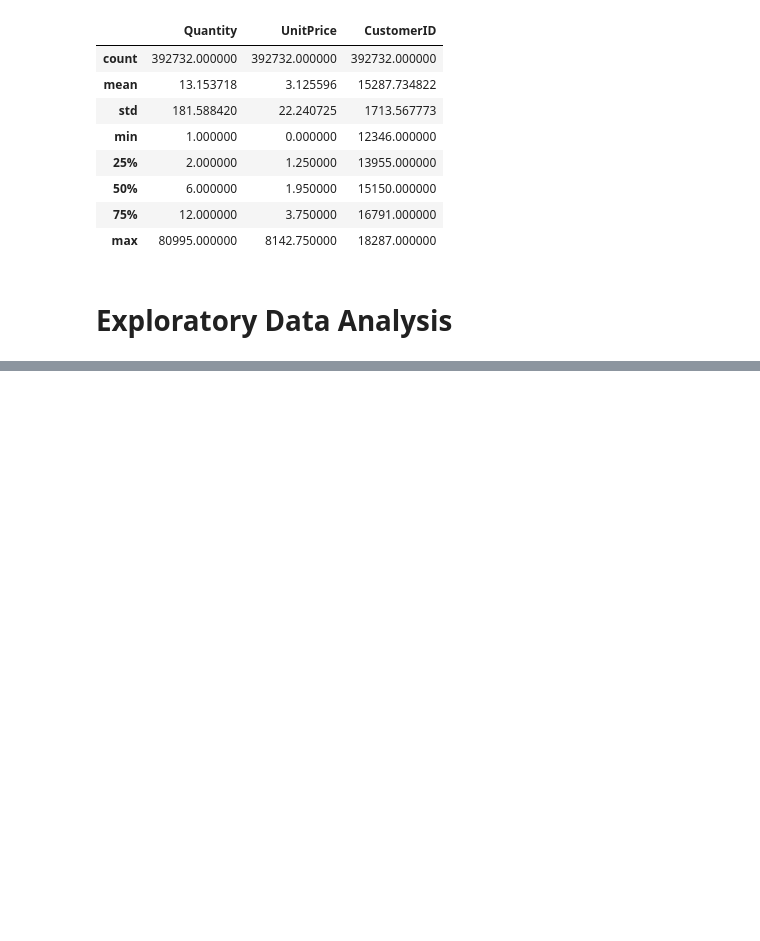
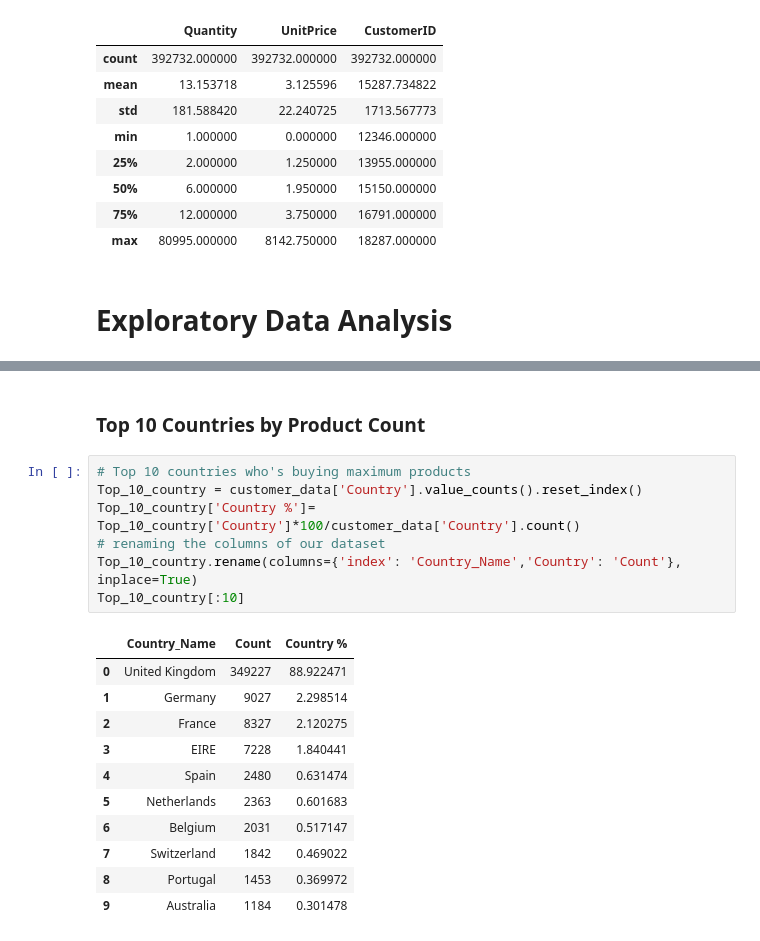
Before and after one commit to sahoomrutyunjaya12345/OnlineRetailCustomerSegmentation, a Jupyter notebook: Online_Retail_Customer_SegmentationCapstoneProject.ipynb, the cells around one changed output, grey strips where cells are left out. Saved outputs shown, nothing was run; the diff lists cells and outputs as text; blank space fills up the shorter version.

```diff
--- a/Online_Retail_Customer_SegmentationCapstoneProject.ipynb
+++ b/Online_Retail_Customer_SegmentationCapstoneProject.ipynb
@@ -223,3 +223,24 @@ customer_data.head()
 | 2 | 536365 | 84406B | CREAM CUPID HEARTS COAT HANGER | 8 | 12/1/10 8:26 | 2.75 | 17850.0 | United Kingdom |
 | 3 | 536365 | 84029G | KNITTED UNION FLAG HOT WATER BOTTLE | 6 | 12/1/10 8:26 | 3.39 | 17850.0 | United Kingdom |
 | 4 | 536365 | 84029E | RED WOOLLY HOTTIE WHITE HEART. | 6 | 12/1/10 8:26 | 3.39 | 17850.0 | United Kingdom |
+# %% [markdown]
+### Top 10 Countries by Product Count
+# %%
+# Top 10 countries who's buying maximum products
+Top_10_country = customer_data['Country'].value_counts().reset_index()
+Top_10_country['Country %']= Top_10_country['Country']*100/customer_data['Country'].count()
+# renaming the columns of our dataset
+Top_10_country.rename(columns={'index': 'Country_Name','Country': 'Count'}, inplace=True)
+Top_10_country[:10]
+# %% [output]
+|  | Country_Name | Count | Country % |
+| 0 | United Kingdom | 349227 | 88.922471 |
+| 1 | Germany | 9027 | 2.298514 |
+| 2 | France | 8327 | 2.120275 |
+| 3 | EIRE | 7228 | 1.840441 |
+| 4 | Spain | 2480 | 0.631474 |
+| 5 | Netherlands | 2363 | 0.601683 |
+| 6 | Belgium | 2031 | 0.517147 |
+| 7 | Switzerland | 1842 | 0.469022 |
+| 8 | Portugal | 1453 | 0.369972 |
+| 9 | Australia | 1184 | 0.301478 |
```
Also changed, not shown: parts of 5 cells of this notebook.
